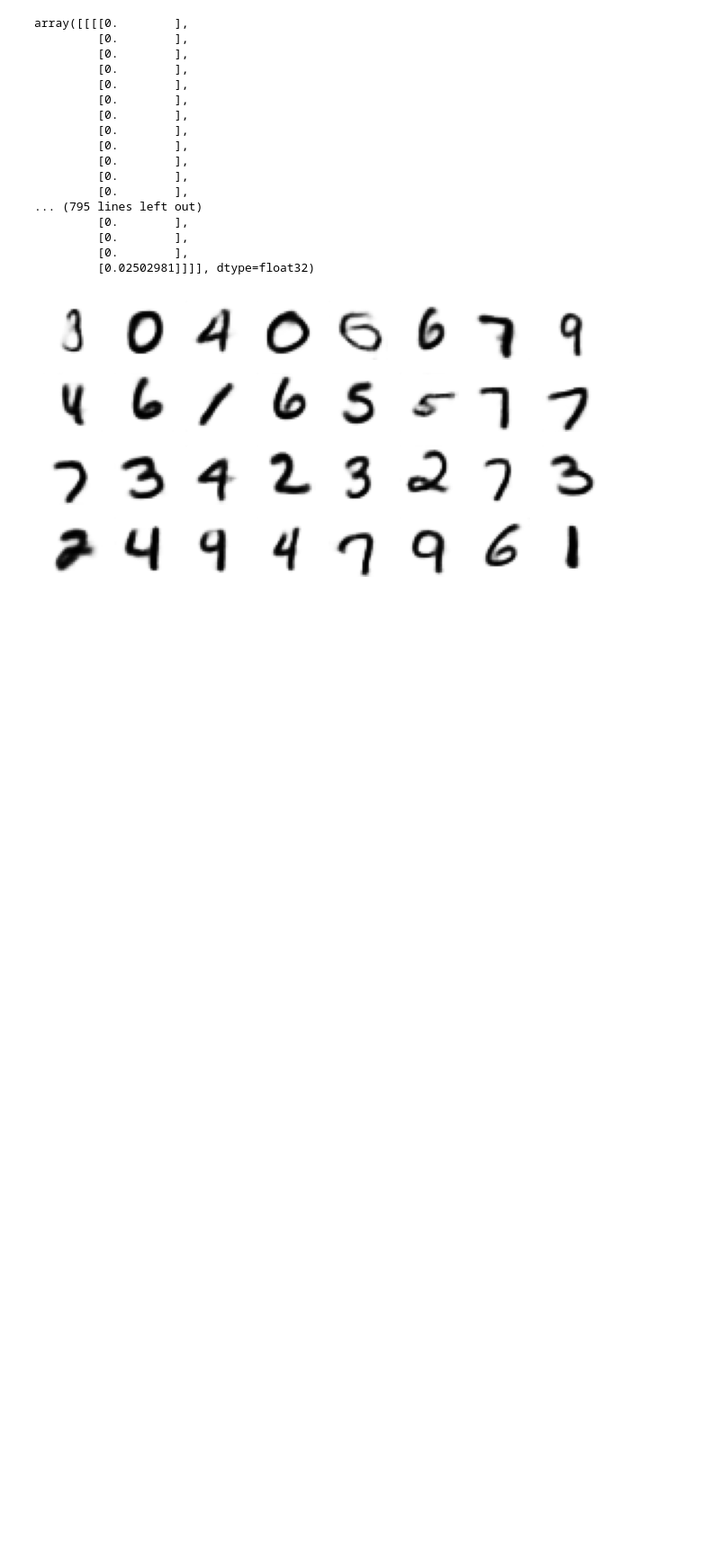
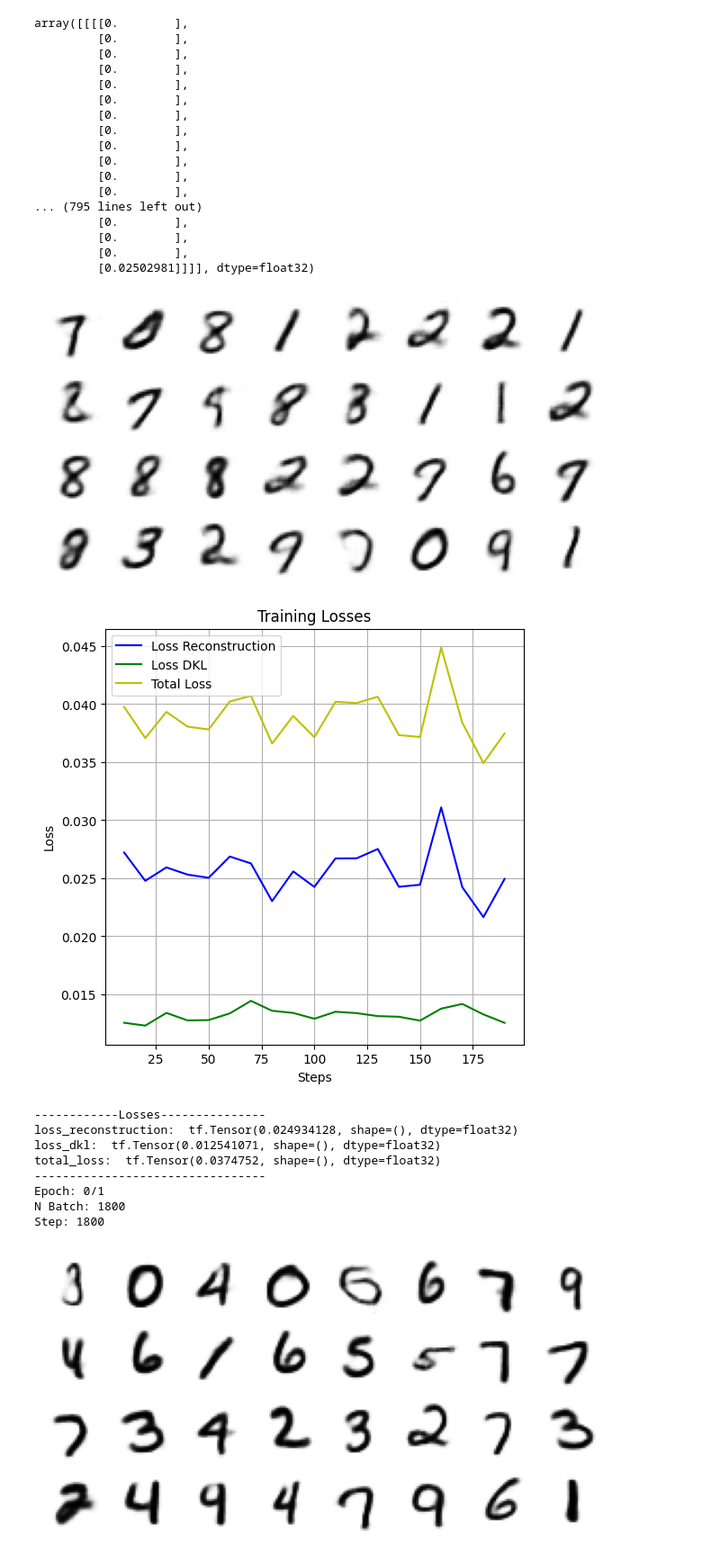
Before and after one commit to xValentim/VisionAlchemy, a Jupyter notebook: training_VAE_for_MNIST.ipynb, the cells around one changed output. Shown: that part at 90% size. Saved outputs shown, nothing was run; the diff lists cells and outputs as text; code cells hidden in the pictures; blank space fills up the shorter version.

```diff
--- a/training_VAE_for_MNIST.ipynb
+++ b/training_VAE_for_MNIST.ipynb
@@ -302,7 +302,7 @@ history = {
 MSE = keras.losses.MeanSquaredError()
 # SobelLoss = sobel_loss
 optimizer = keras.optimizers.Adam()
-total_epochs = 20
+total_epochs = 1
 step = 0
 
 # Definindo o tamanho do batch
@@ -317,33 +317,44 @@ batches_array = tf.convert_to_tensor(batches)
 for epoch in tqdm(range(total_epochs)):
     n_batch = 0
     for X_batch_1 in batches_array:
         with tf.GradientTape() as tape:
             # Forward pass.
             X_reconstructions = variational_ae(X_batch_1)
             # Loss reconstruction
             loss_reconstruction = MSE(X_batch_1, X_reconstructions)
             # Loss sobel
             # loss_sobel = SobelLoss(X_batch_1, X_reconstructions, gamma=512.0)
             # Add extra loss terms to the loss value.
             loss_total = sum(variational_ae.losses) + loss_reconstruction #+ loss_sobel
 
         gradients = tape.gradient(loss_total, variational_ae.trainable_weights)
         optimizer.apply_gradients(zip(gradients, variational_ae.trainable_weights))
 
         if step % 100 == 0:
 
             history['loss_reconstruction'].append(loss_reconstruction)
             # history['loss_sobel'].append(loss_sobel)
             history['loss_dkl'].append(sum(variational_ae.losses))
             history['total_loss'].append(loss_total)
 
             generated_images = variational_ae(X_batch_1)
             plot_multiple_images(generated_images.numpy(), 8)
             plot_losses(history)
             print_logs(history, epoch, total_epochs, n_batch, step)
             plt.show()
         n_batch += 1
         step += 1
+# %% [output]
+[figure, added]
+[figure, added]
+------------Losses---------------
+loss_reconstruction:  tf.Tensor(0.024934128, shape=(), dtype=float32)
+loss_dkl:  tf.Tensor(0.012541071, shape=(), dtype=float32)
+total_loss:  tf.Tensor(0.0374752, shape=(), dtype=float32)
+---------------------------------
+Epoch: 0/1
+N Batch: 1800
+Step: 1800
 # %%
 encoder, decoder, variational_ae = build_model()
 # %%
```
Also changed, not shown: parts of 2 cells of this notebook, 2 other files.
